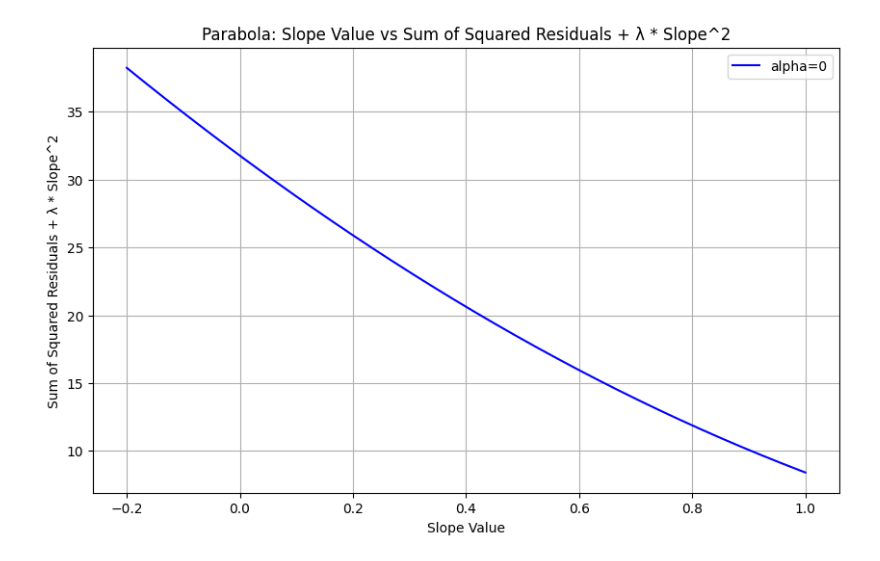
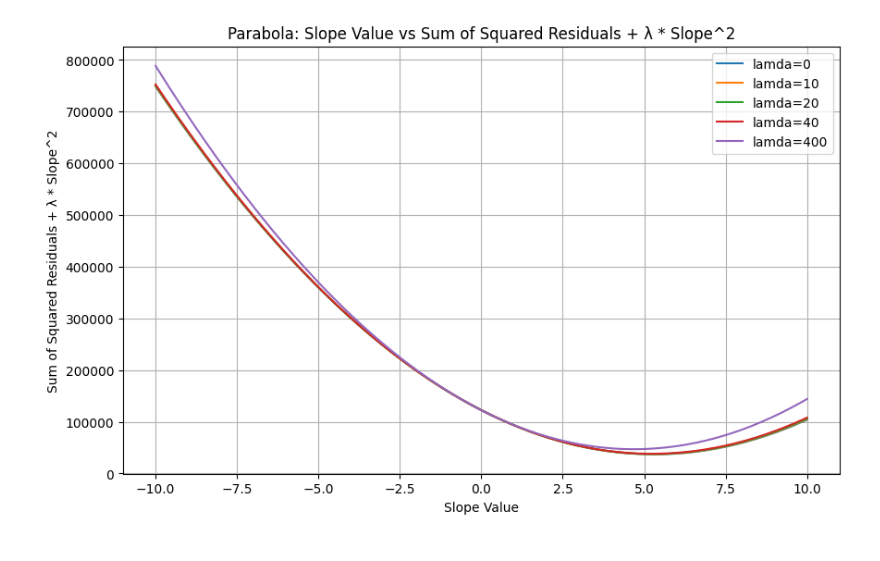
Before and after one commit to Kariusdi/Machine-Learning-Class, a Jupyter notebook: Regularization/usingLibs/model-cross-ridge.ipynb, the cells around one changed output. Saved outputs shown, nothing was run; the diff lists cells and outputs as text; code cells hidden in the pictures.

```diff
--- a/Regularization/usingLibs/model-cross-ridge.ipynb
+++ b/Regularization/usingLibs/model-cross-ridge.ipynb
@@ -9,0 +11,7 @@ size = np.array([1.05, 1.9, 3.2, 4.1])
+# %%
+# สร้างข้อมูลจำลอง
+np.random.seed(30)
+weight = 2 * np.random.rand(50, 1)
+size = 4 + 3 * weight + np.random.randn(50, 1)
+#weight = feature ที่ใช้ในการ predict ของ size
+#size = ข้อมูล dependent variable
@@ -68,29 +71,29 @@ Ridge Regression (alpha=0):
 # %%
 # สร้างค่า slope ที่ต้องการทดลอง
-slopes = np.linspace(-0.2, 1.0, 200)
+slopes = np.linspace(-10, 10.0, 200)
 
 plt.figure(figsize=(10, 6))
 
-# คำนวณ Sum of Squared Residuals + λ * Slope^2 สำหรับแต่ละ alpha และแต่ละ slope
-for alpha, color in zip(alphas, colors):
+# คำนวณ Sum of Squared Residuals + λ * Slope^2 สำหรับแต่ละ lamda และแต่ละ slope
+for lamda in lamda_value:
     total_costs = []
     for slope in slopes:
         predictions = slope * weight.flatten()
         residuals = np.sum((size - predictions) ** 2)
-        penalty = alpha * slope**2
+        penalty = lamda * slope**2
         total_cost = residuals + penalty
         total_costs.append(total_cost)
 
     # พล็อตกราฟ Parabola ระหว่าง slope กับ (Sum of Squared Residuals + λ * Slope^2)
-    plt.plot(slopes, total_costs, color=color, label=f'alpha={alpha}')
+    plt.plot(slopes, total_costs,  label=f'lamda={lamda}')
 
 
 
 plt.xlabel('Slope Value')
 plt.ylabel('Sum of Squared Residuals + λ * Slope^2')
 plt.title('Parabola: Slope Value vs Sum of Squared Residuals + λ * Slope^2')
 plt.grid(True)
 plt.legend()
 plt.show()
 # %% [output]
-[figure, old version]
+[figure, new version]
```
Also changed, not shown: parts of 7 cells of this notebook, 2 other files.
